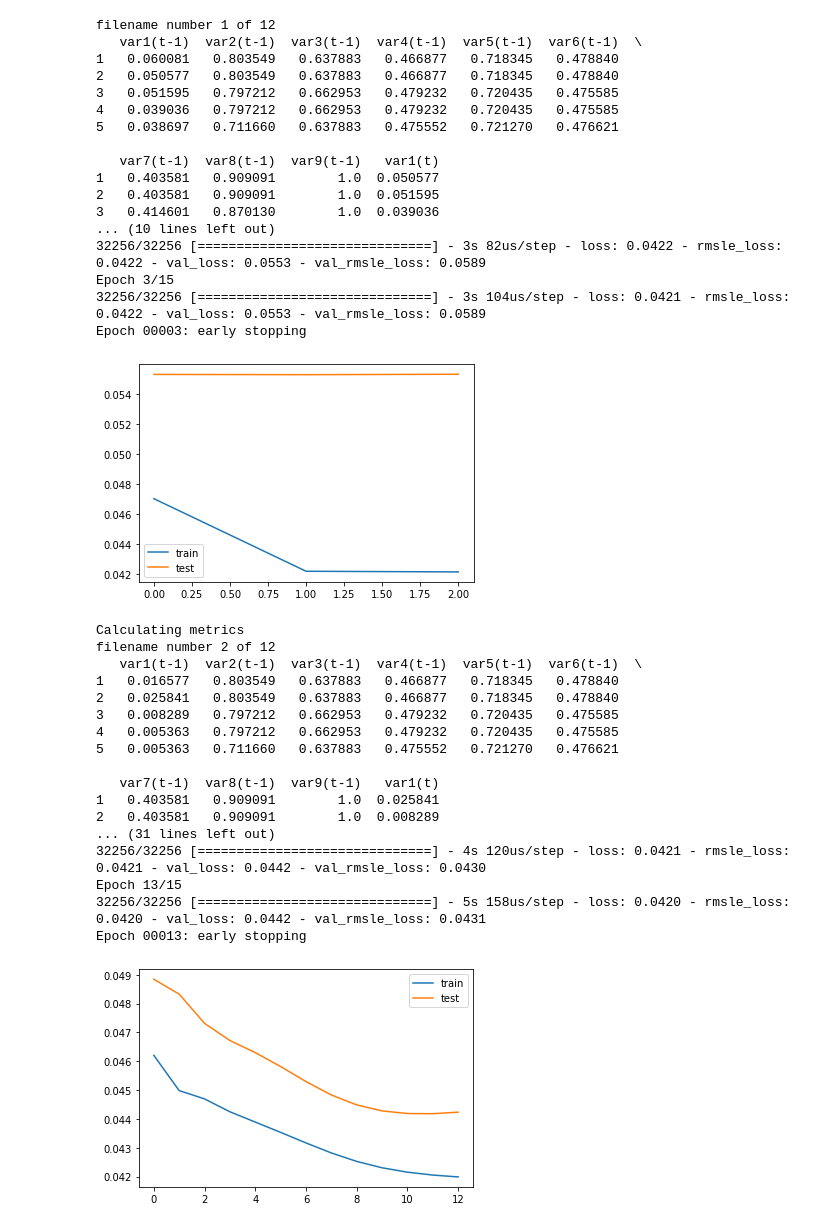
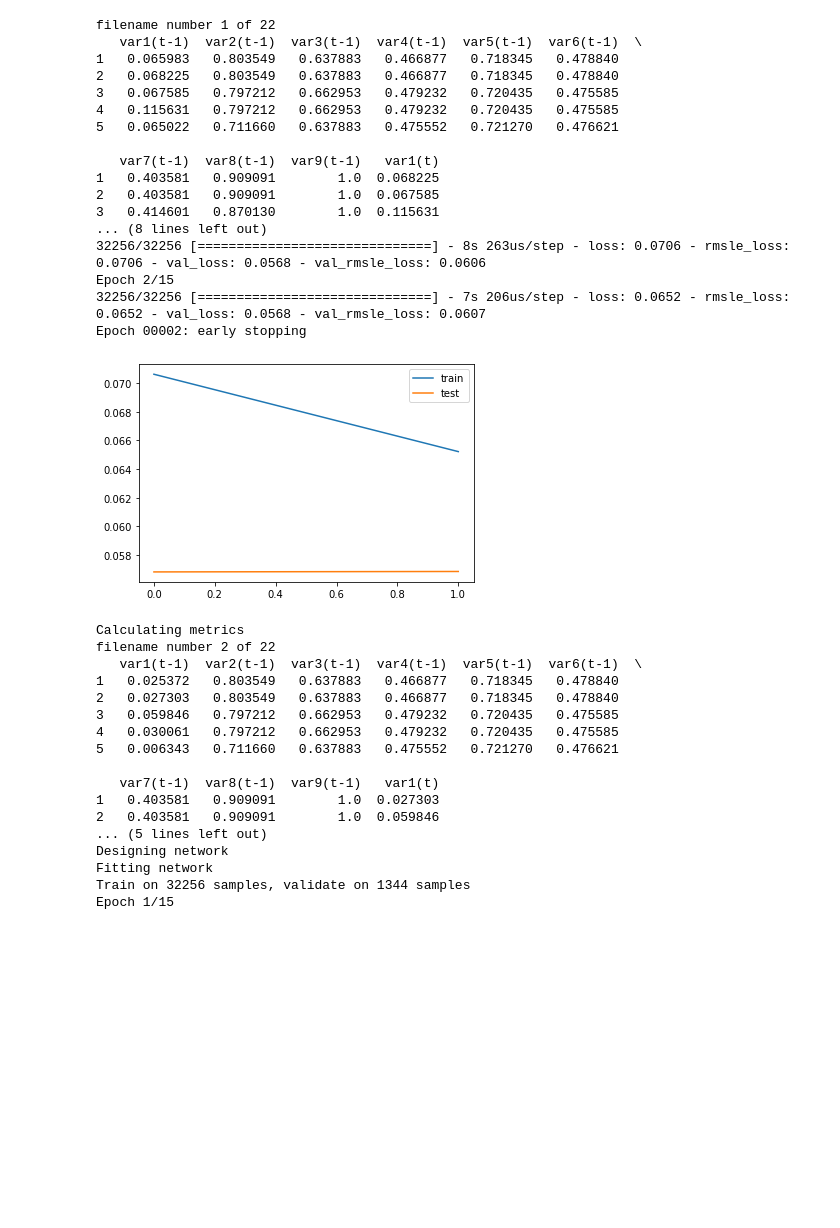
Before and after one commit to belenalberti/Smart_Meters_Demand_Forecasting, a Jupyter notebook: 4_lstm/lstm multivariate LOOP.ipynb, the cells around one changed output. Saved outputs shown, nothing was run; the diff lists cells and outputs as text; code cells hidden in the pictures; blank space fills up the shorter version.

```diff
--- a/4_lstm/lstm multivariate LOOP.ipynb
+++ b/4_lstm/lstm multivariate LOOP.ipynb
@@ -91,7 +93,7 @@ def lstm_multivariate(filename):
     # design network
     print("Designing network")
     model = Sequential()
-    model.add(LSTM(200, input_shape=(train_X.shape[1], train_X.shape[2])))
+    model.add(LSTM(150, input_shape=(train_X.shape[1], train_X.shape[2])))
     model.add(Dense(1))
     model.compile(loss=rmsle_loss, optimizer='adam', metrics = [rmsle_loss])
     # simple early stopping
@@ -129,51 +131,50 @@ def lstm_multivariate(filename):
     return rmsle_i
 # %%
 # load the dataset
-path = "/Users/mariabelenalberti/OneDrive - Universidad Torcuato Di Tella/Tesis/code_datasets/1_data_frames/multivariate/adversity_tou"
+path = "/Users/mariabelenalberti/OneDrive - Universidad Torcuato Di Tella/Tesis/code_datasets/1_data_frames/multivariate/affluent_tou"
 all_files = glob.glob(path + "/*.csv")
 
 i = 0
 rmsle_t = []
 for filename in all_files:
     i = i + 1
     print('filename number ' + str(i) + ' of ' + str(len(all_files)))
     df = pd.read_csv(filename,parse_dates = ['tstp'], index_col = ['tstp'])
     rmsle_i = lstm_multivariate(df)
     rmsle_t.append(round(rmsle_i,3))
 # %% [output]
-filename number 1 of 12
+filename number 1 of 22
    var1(t-1)  var2(t-1)  var3(t-1)  var4(t-1)  var5(t-1)  var6(t-1)  \
-1   0.060081   0.803549   0.637883   0.466877   0.718345   0.478840
-2   0.050577   0.803549   0.637883   0.466877   0.718345   0.478840
-3   0.051595   0.797212   0.662953   0.479232   0.720435   0.475585
-4   0.039036   0.797212   0.662953   0.479232   0.720435   0.475585
-5   0.038697   0.711660   0.637883   0.475552   0.721270   0.476621
+1   0.065983   0.803549   0.637883   0.466877   0.718345   0.478840
+2   0.068225   0.803549   0.637883   0.466877   0.718345   0.478840
+3   0.067585   0.797212   0.662953   0.479232   0.720435   0.475585
+4   0.115631   0.797212   0.662953   0.479232   0.720435   0.475585
+5   0.065022   0.711660   0.637883   0.475552   0.721270   0.476621
 
    var7(t-1)  var8(t-1)  var9(t-1)   var1(t)
-1   0.403581   0.909091        1.0  0.050577
-2   0.403581   0.909091        1.0  0.051595
-3   0.414601   0.870130        1.0  0.039036
-... (10 lines left out)
-32256/32256 [==============================] - 3s 82us/step - loss: 0.0422 - rmsle_loss: 0.0422 - val_loss: 0.0553 - val_rmsle_loss: 0.0589
-Epoch 3/15
-32256/32256 [==============================] - 3s 104us/step - loss: 0.0421 - rmsle_loss: 0.0422 - val_loss: 0.0553 - val_rmsle_loss: 0.0589
-Epoch 00003: early stopping
+1   0.403581   0.909091        1.0  0.068225
+2   0.403581   0.909091        1.0  0.067585
+3   0.414601   0.870130        1.0  0.115631
+... (8 lines left out)
+32256/32256 [==============================] - 8s 263us/step - loss: 0.0706 - rmsle_loss: 0.0706 - val_loss: 0.0568 - val_rmsle_loss: 0.0606
+Epoch 2/15
+32256/32256 [==============================] - 7s 206us/step - loss: 0.0652 - rmsle_loss: 0.0652 - val_loss: 0.0568 - val_rmsle_loss: 0.0607
+Epoch 00002: early stopping
-[figure, old version]
+[figure, new version]
 Calculating metrics
-filename number 2 of 12
+filename number 2 of 22
    var1(t-1)  var2(t-1)  var3(t-1)  var4(t-1)  var5(t-1)  var6(t-1)  \
-1   0.016577   0.803549   0.637883   0.466877   0.718345   0.478840
-2   0.025841   0.803549   0.637883   0.466877   0.718345   0.478840
-3   0.008289   0.797212   0.662953   0.479232   0.720435   0.475585
-4   0.005363   0.797212   0.662953   0.479232   0.720435   0.475585
-5   0.005363   0.711660   0.637883   0.475552   0.721270   0.476621
+1   0.025372   0.803549   0.637883   0.466877   0.718345   0.478840
+2   0.027303   0.803549   0.637883   0.466877   0.718345   0.478840
+3   0.059846   0.797212   0.662953   0.479232   0.720435   0.475585
+4   0.030061   0.797212   0.662953   0.479232   0.720435   0.475585
+5   0.006343   0.711660   0.637883   0.475552   0.721270   0.476621
 
    var7(t-1)  var8(t-1)  var9(t-1)   var1(t)
-1   0.403581   0.909091        1.0  0.025841
-2   0.403581   0.909091        1.0  0.008289
-... (31 lines left out)
-32256/32256 [==============================] - 4s 120us/step - loss: 0.0421 - rmsle_loss: 0.0421 - val_loss: 0.0442 - val_rmsle_loss: 0.0430
-Epoch 13/15
-32256/32256 [==============================] - 5s 158us/step - loss: 0.0420 - rmsle_loss: 0.0420 - val_loss: 0.0442 - val_rmsle_loss: 0.0431
-Epoch 00013: early stopping
+1   0.403581   0.909091        1.0  0.027303
+2   0.403581   0.909091        1.0  0.059846
+... (5 lines left out)
+Designing network
+Fitting network
+Train on 32256 samples, validate on 1344 samples
+Epoch 1/15
-[figure, removed]
```
Also changed, not shown: parts of 4 cells of this notebook, 1 other file.
